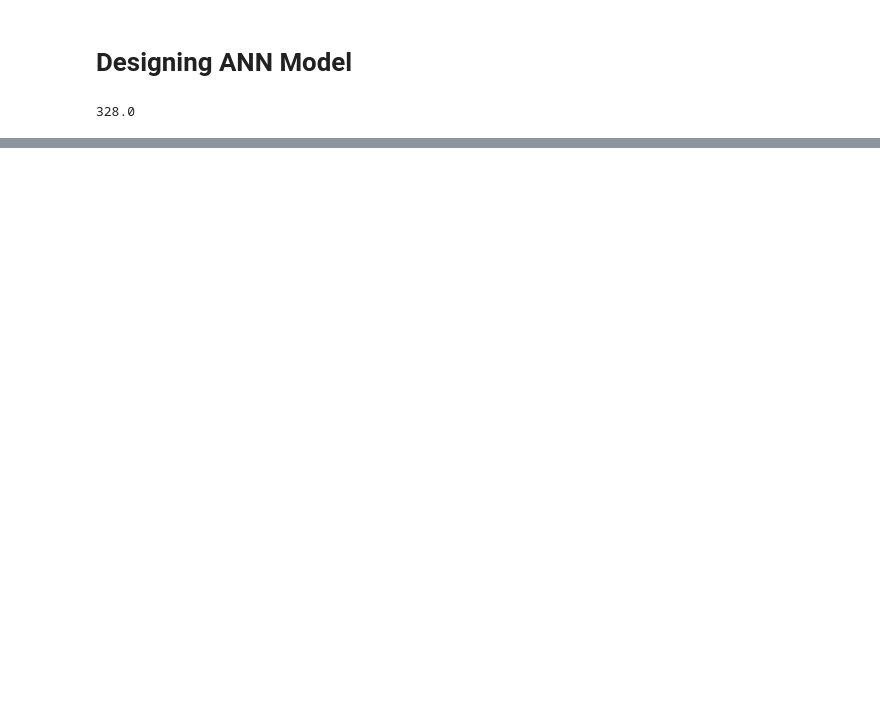
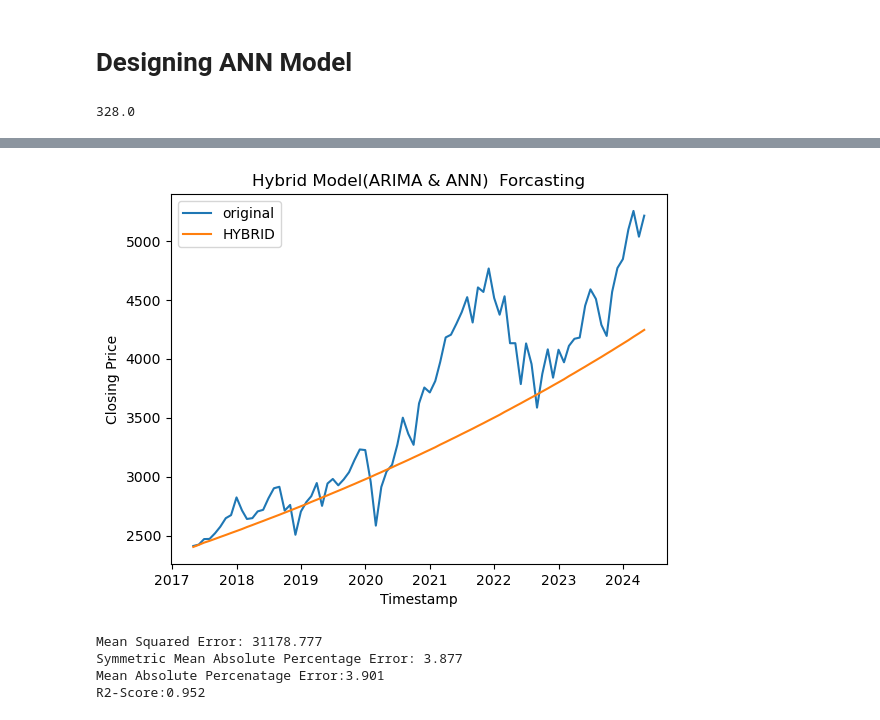
Before and after one commit to hamiz-siddiqui/SP500_Forecasting, a Jupyter notebook: ANN_HYBRID.ipynb, the cells around one changed output, grey strips where cells are left out. Cells and saved outputs as stored; diff of their text form; code cells hidden in the pictures; blank space fills up the shorter version.

```diff
--- a/ANN_HYBRID.ipynb
+++ b/ANN_HYBRID.ipynb
@@ -147,0 +242,2 @@ torch.save(model.state_dict(), r'C:\Users\shami\OneDrive\Desktop\university\Data
+# %%
+ANN = torch.load(r'C:\Users\shami\OneDrive\Desktop\university\Data_Mining_Lab\project\git\ANN.pt')
@@ -147,0 +275,30 @@ torch.save(model.state_dict(), r'C:\Users\shami\OneDrive\Desktop\university\Data
+# %%
+plt.plot(test.index,test['Close'],label="original")
+plt.plot(test.index,final,label='HYBRID')
+plt.xlabel('Timestamp')
+plt.ylabel('Closing Price')
+plt.title('Hybrid Model(ARIMA & ANN)  Forcasting')
+plt.legend()
+plt.show()
+# %% [output]
+[figure, added]
+# %%
+def mean_absolute_percentage_error(y_true, y_pred):
+    return np.mean(np.abs((y_true - y_pred) / y_true)) * 100
+
+def smape_kun(y_true, y_pred):
+    return np.mean((np.abs(y_pred - y_true) * 200/ (np.abs(y_pred) + np.abs(y_true))))
+
+error = mean_squared_error(test['Close'],final)
+print('Mean Squared Error: %.3f' % error)
+error2 = smape_kun(test['Close'],final)
+print('Symmetric Mean Absolute Percentage Error: %.3f' % error2)
+error3=mean_absolute_percentage_error(test['Close'],final)
+print('Mean Absolute Percenatage Error:%.3f'%error3)
+R2Score= r2_score(test['Close'],final)
+print('R2-Score:%.3f'% R2Score)
+# %% [output]
+Mean Squared Error: 31178.777
+Symmetric Mean Absolute Percentage Error: 3.877
+Mean Absolute Percenatage Error:3.901
+R2-Score:0.952
```
Also changed, not shown: parts of 26 cells of this notebook, 2 other files.
